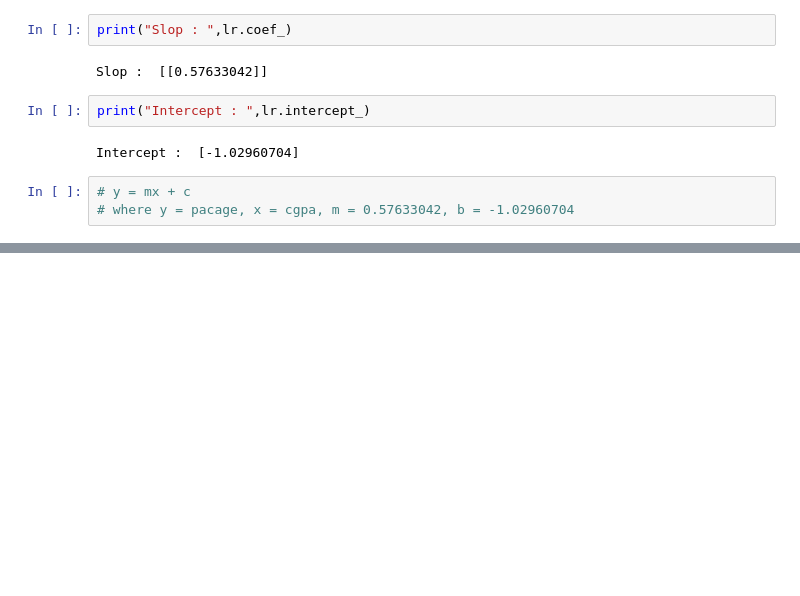
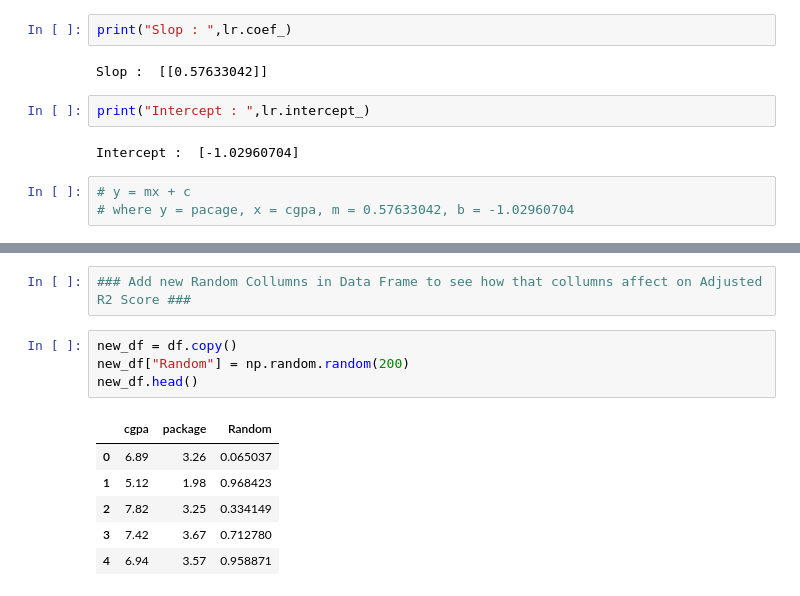
Before and after one commit to yashDumasia/ML, a Jupyter notebook: Linear_Regression/Simple_Linear_Regression.ipynb, the cells around one changed output, grey strips where cells are left out. Saved outputs shown, nothing was run; the diff lists cells and outputs as text; blank space fills up the shorter version.

```diff
--- a/Linear_Regression/Simple_Linear_Regression.ipynb
+++ b/Linear_Regression/Simple_Linear_Regression.ipynb
@@ -79,0 +110,13 @@ Intercept :  [-1.02960704]
+# %%
+### Add new Random Collumns in Data Frame to see how that collumns affect on Adjusted R2 Score ###
+# %%
+new_df = df.copy()
+new_df["Random"] = np.random.random(200)
+new_df.head()
+# %% [output]
+|  | cgpa | package | Random |
+| 0 | 6.89 | 3.26 | 0.065037 |
+| 1 | 5.12 | 1.98 | 0.968423 |
+| 2 | 7.82 | 3.25 | 0.334149 |
+| 3 | 7.42 | 3.67 | 0.712780 |
+| 4 | 6.94 | 3.57 | 0.958871 |
```
Also changed, not shown: parts of 24 cells of this notebook.
